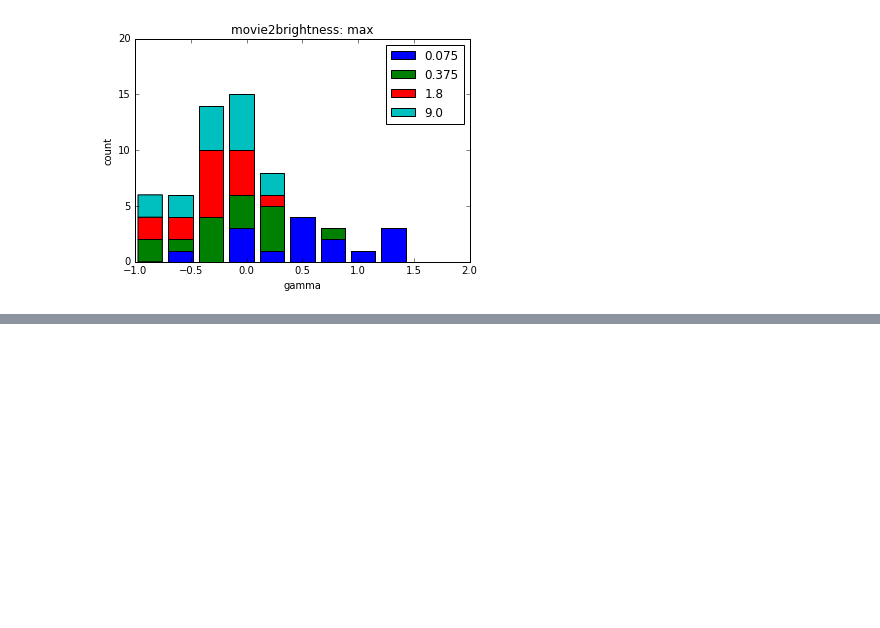
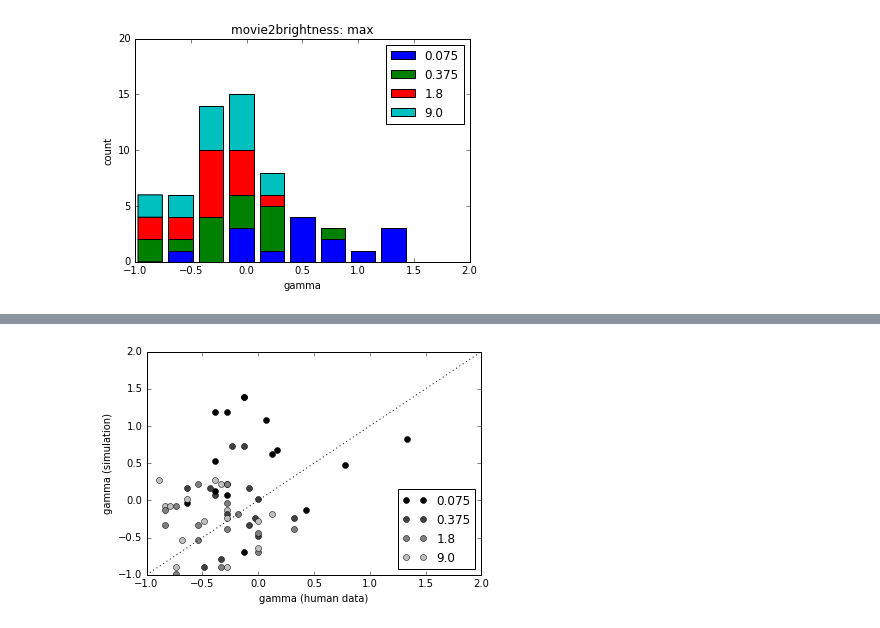
Before and after one commit to mbeyeler/pulse2percept, a Jupyter notebook: examples/notebooks/1.2-mb-exp-Horsager2011-analyze.ipynb, the cells around one changed output, grey strips where cells are left out. Saved outputs shown, nothing was run; the diff lists cells and outputs as text; code cells hidden in the pictures; blank space fills up the shorter version.

```diff
--- a/examples/notebooks/1.2-mb-exp-Horsager2011-analyze.ipynb
+++ b/examples/notebooks/1.2-mb-exp-Horsager2011-analyze.ipynb
@@ -42,7 +42,7 @@ def fit_gamma(x, y):
             best_gamma = gamma
     return best_gamma
 # %%
-def movie2bright(pt, mode='softmax'):
+def movie2bright(pt, mode='max'):
     if mode == 'max':
         return pt.max()
     elif mode == 'softmax':
@@ -67,6 +67,8 @@ def get_isobrightness(data, exp_params, mode='max'):
     # Condition 2
     x2 = data['cond2']['amp_E2'][0]
     match_b2 = movie2bright(data['cond2']['frames'][0].data, mode)
+
+    plt.imshow(data['cond1']['frames'][0].data)
 
     gamma = []
     amp1 = []
@@ -115,6 +117,7 @@ def get_isobrightness(data, exp_params, mode='max'):
             print('(%s, %s, delay=%d): gamma=%f out of whack, clip' % (exp_params['name_E1'],
                                                                        exp_params['name_E2'],
                                                                        d, g))
+
             g = np.maximum(-1, np.minimum(2, g))
 
         gamma.append(g)
@@ -355,0 +281,21 @@ Saved figure to data/lambda8_rot4_1.50X_area/1600um_nanduri_2016-11-07_1.50X_gam
+# %%
+from scipy.io import loadmat
+
+datapath = '../../data/Horsager_2011/'
+
+alan_gamma = []
+alan_labels = []
+
+for file in os.listdir(datapath):
+    if not file.startswith('S05_') and not file.startswith('S06'):
+        continue
+    if not file.endswith('.mat'):
+        continue
+    print(file)
+
+    gamma = []
+    A = loadmat(datapath + file)
+    for x, y in zip(A['x'], A['y']):
+        gamma.append(fit_gamma(x, y))
+    alan_gamma.append(gamma)
+    alan_labels.append(file[4:9])
@@ -355,0 +318,20 @@ Saved figure to data/lambda8_rot4_1.50X_area/1600um_nanduri_2016-11-07_1.50X_gam
+# %%
+from matplotlib.cm import gray as cmap
+
+colors = [i / len(all_gamma[0]) for i in range(len(all_gamma[0]))]
+
+for i, label in enumerate(alan_labels):
+    j = all_labels.index(label)
+    for ag, sg, c, d in zip(alan_gamma[i], all_gamma[j], colors, delay):
+        if i == 0:
+            plt.plot(ag, sg, 'o', color=cmap(c), label=d * 1000)
+        else:
+            plt.plot(ag, sg, 'o', color=cmap(c))
+plt.plot([-1, 2], [-1, 2], 'k:')
+plt.xlabel('gamma (human data)')
+plt.ylabel('gamma (simulation)')
+plt.legend(loc='lower right')
+plt.savefig('scatter_humanvsmodel.eps')
+plt.savefig('scatter_humanvsmodel.png')
+# %% [output]
+[figure, added]
```
Also changed, not shown: parts of 6 cells of this notebook, 3 other files.
